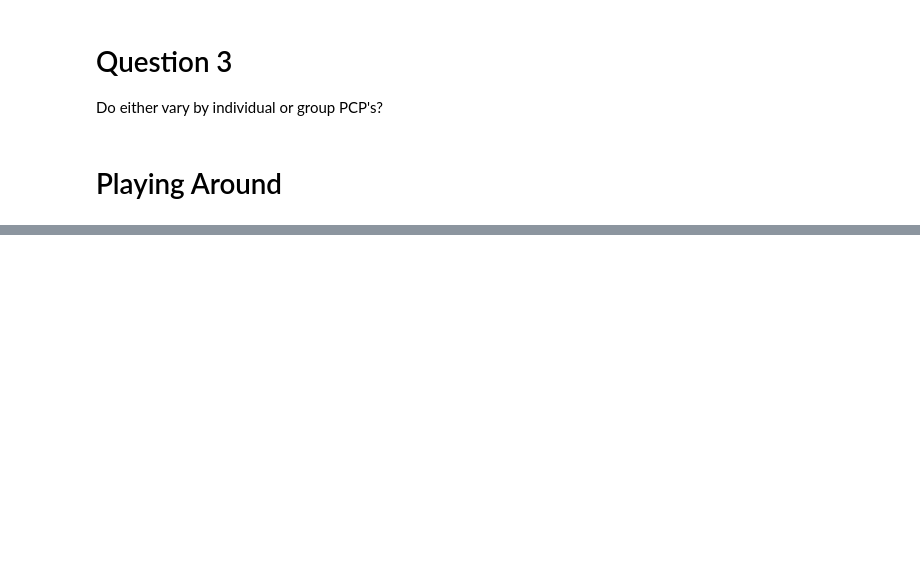
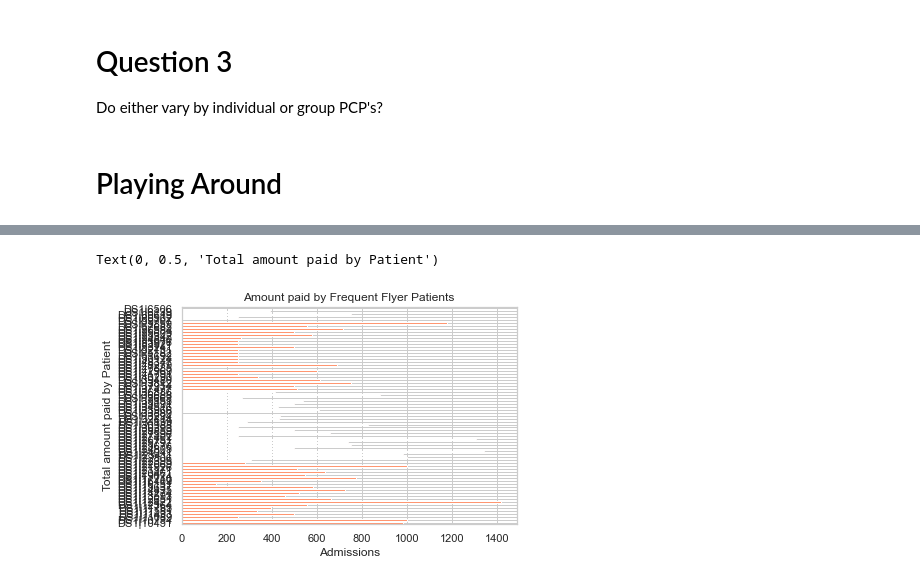
Before and after one commit to tipearso/hospital-readmissions, a Jupyter notebook: assets/ursa_patient_readmittance.ipynb, the cells around one changed output, grey strips where cells are left out. Cells and saved outputs as stored; diff of their text form; code cells hidden in the pictures; blank space fills up the shorter version.

```diff
--- a/assets/ursa_patient_readmittance.ipynb
+++ b/assets/ursa_patient_readmittance.ipynb
@@ -411,0 +531,6 @@ newdf
+# %%
+#Commonality ideas
+ff_com = newdf[['Patient ID', 'Encounter Start Date', 'Facility Provider NPI', 'Principal Discharge Diagnosis ICD-10-CM Description', 'Patient Paid Amount']]
+ff_com = ff_com.sort_values(['Patient ID'], ascending=False)
+#ff_com = ff_com[ff_com['Number of Admissions']>7]
+#ff_com.rename(columns = {'Encounter Start Date':'Number of Admissions'},inplace = True)
@@ -411,0 +552,6 @@ newdf
+# %%
+ff_paid=ff_com.groupby(["Patient ID"])["Patient Paid Amount"].sum()
+ff_paid.sort_values()
+
+#type(ff_paid) #series....convert to dict and then convert to dataframe for use below
+ff_paid.to_dict
@@ -411,0 +564,10 @@ newdf
+# %%
+#Lowest paying frequent flier patients
+ax = ff_paid.plot.barh(rot=0,legend=False,color='#ff9671')
+plt.title("Amount paid by Frequent Flyer Patients")
+plt.xlabel("Admissions")
+plt.ylabel("Total amount paid by Patient")
+#Too many patients for this chart to be useful - reduce
+# %% [output]
+Text(0, 0.5, 'Total amount paid by Patient')
+[figure, added]
```
Also changed, not shown: parts of 64 cells of this notebook.
